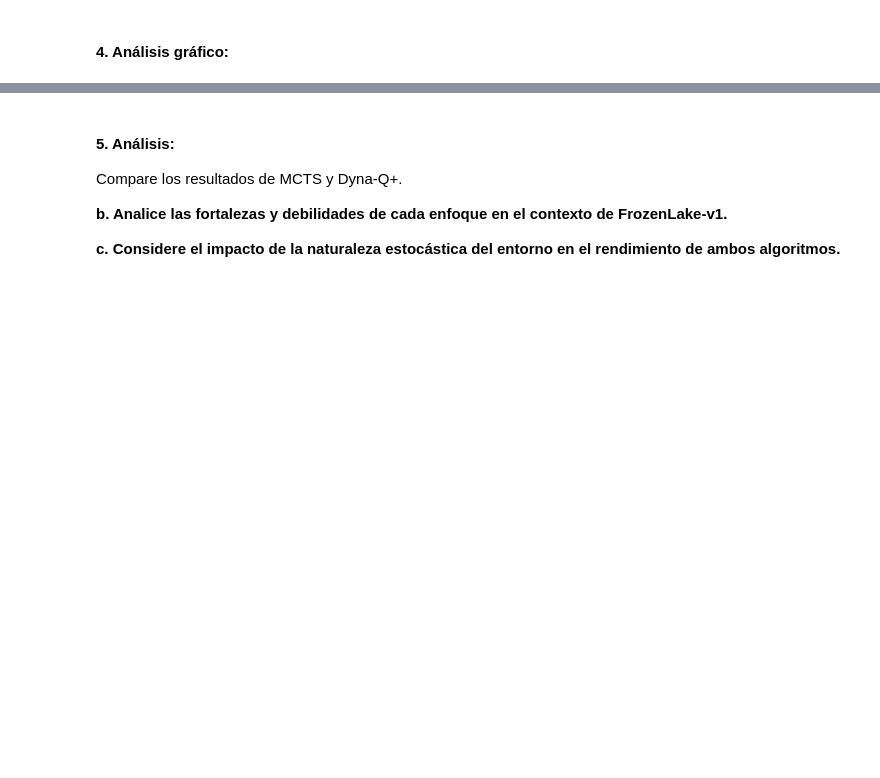
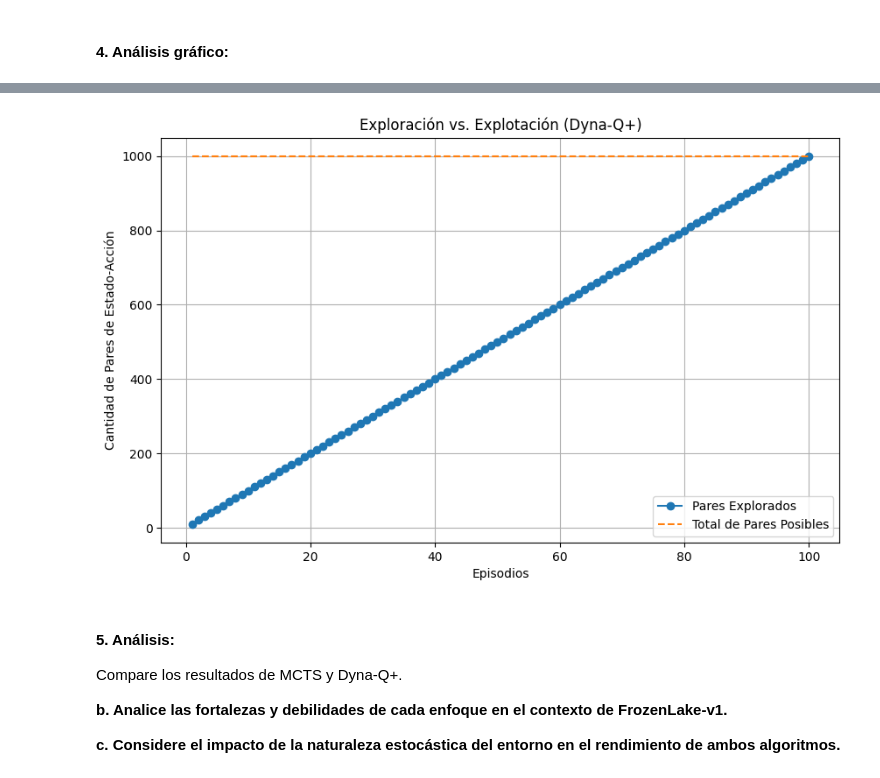
Before and after one commit to Ldsc2002/RL-Lab6, a Jupyter notebook: main.ipynb, the cells around one changed output, grey strips where cells are left out. Cells and saved outputs as stored; diff of their text form; code cells hidden in the pictures; blank space fills up the shorter version.

```diff
--- a/main.ipynb
+++ b/main.ipynb
@@ -246,3 +389,19 @@ Promedio de recompensas: 0.0
+# %%
+# Gráfico 4: Exploración vs. Explotación para Dyna-Q+
+explored_pairs = [i*10 for i in range(1, 101)]
+total_pairs = [1000 for _ in range(100)]
+
+plt.figure(figsize=(10, 6))
+plt.plot(episodes, explored_pairs, label='Pares Explorados', marker='o')
+plt.plot(episodes, total_pairs, label='Total de Pares Posibles', linestyle='--')
+plt.title('Exploración vs. Explotación (Dyna-Q+)')
+plt.xlabel('Episodios')
+plt.ylabel('Cantidad de Pares de Estado-Acción')
+plt.legend()
+plt.grid(True)
+plt.show()
+# %% [output]
+[figure, added]
 # %% [markdown]
 #### 5. Análisis:
 Compare los resultados de MCTS y Dyna-Q+.
```
Also changed, not shown: parts of 8 cells of this notebook.
